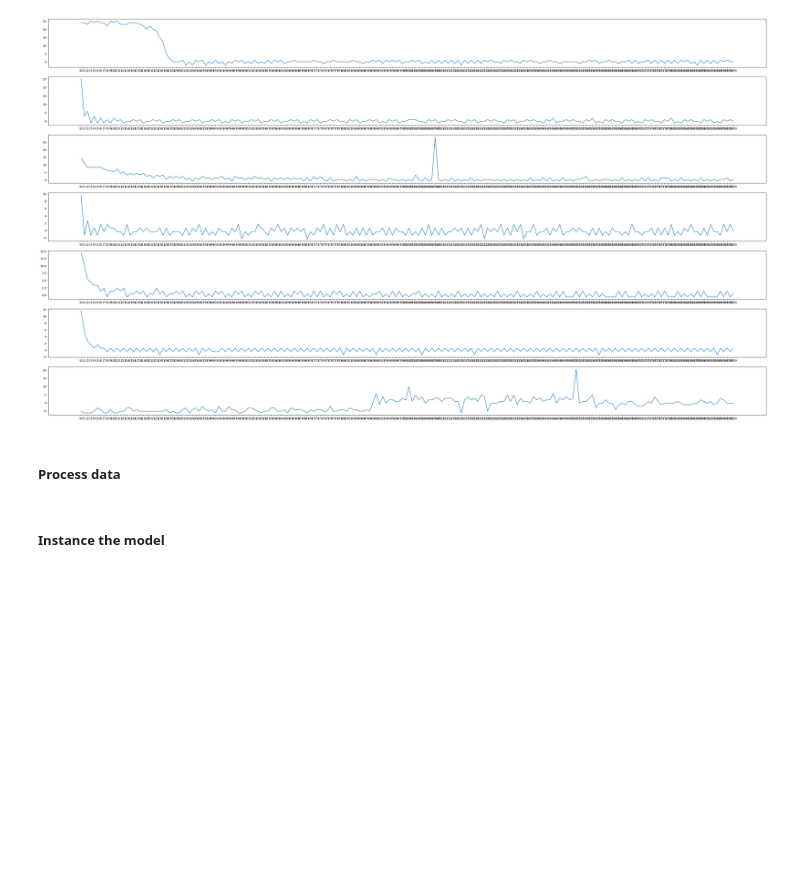
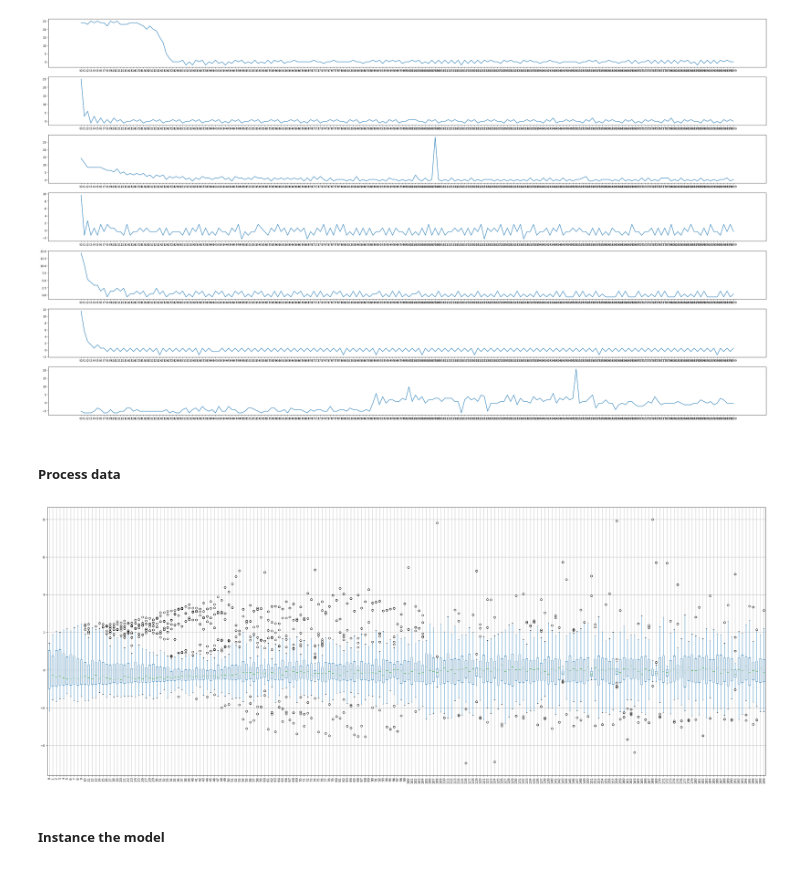
Before and after one commit to NophaieViscente/home_appliances_charge, a Jupyter notebook: code/home_appliances_charge.ipynb, the cells around one changed output. Cells and saved outputs as stored; diff of their text form; code cells hidden in the pictures; blank space fills up the shorter version.

```diff
--- a/code/home_appliances_charge.ipynb
+++ b/code/home_appliances_charge.ipynb
@@ -65,6 +67,13 @@ X_train, X_test, y_train, y_test = train_test_split(
 scaler_ = StandardScaler()
 X_train = scaler_.fit_transform(X_train)
 X_test = scaler_.fit_transform(X_test)
+# %%
+plt.figure(figsize=(40,15))
+pd.DataFrame(X_train).boxplot()
+plt.xticks(rotation = 90)
+plt.show()
+# %% [output]
+[figure, added]
 # %% [markdown]
 ##### Instance the model
 # %%
```
Also changed, not shown: parts of 19 cells of this notebook.
